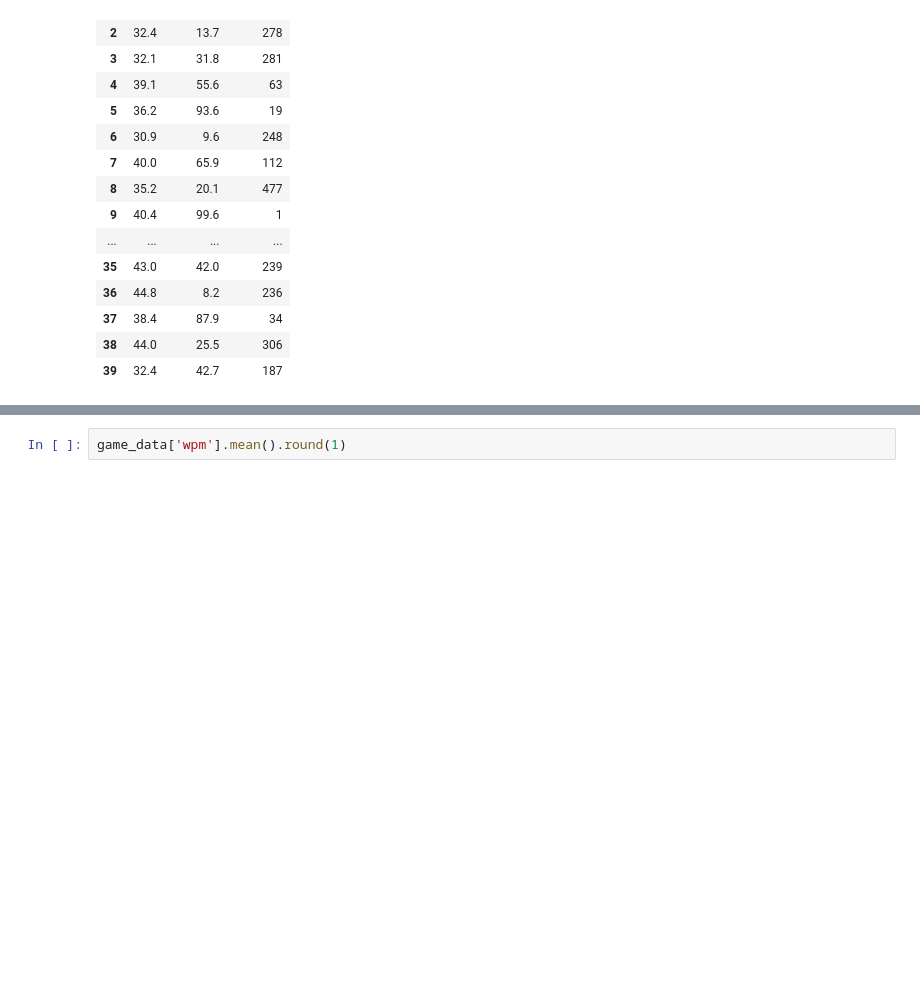
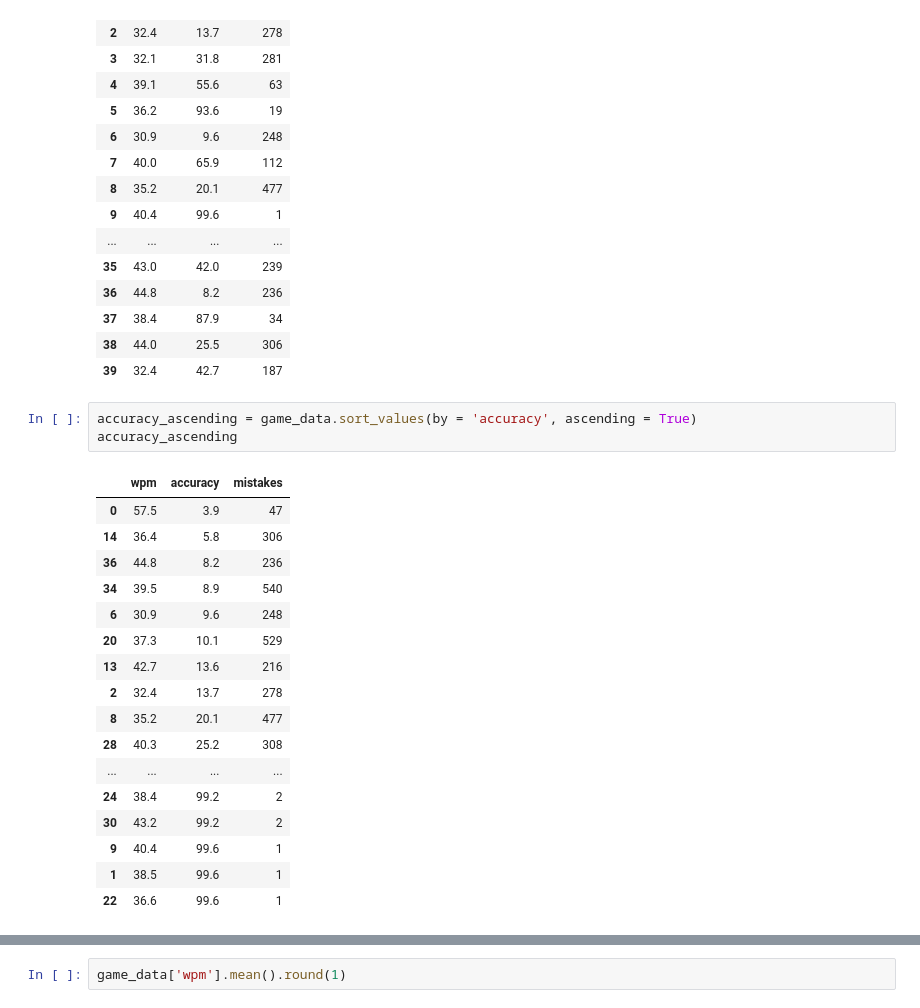
Before and after one commit to PeleKempf/CCA_data_analysis, a Jupyter notebook: CCA_analytics.ipynb, the cells around one changed output, grey strips where cells are left out. Cells and saved outputs as stored; diff of their text form; blank space fills up the shorter version.

```diff
--- a/CCA_analytics.ipynb
+++ b/CCA_analytics.ipynb
@@ -22,3 +22,24 @@ game_data
 | 37 | 38.4 | 87.9 | 34 |
 | 38 | 44.0 | 25.5 | 306 |
 | 39 | 32.4 | 42.7 | 187 |
+# %%
+accuracy_ascending = game_data.sort_values(by = 'accuracy', ascending = True)
+accuracy_ascending
+# %% [output]
+|  | wpm | accuracy | mistakes |
+| 0 | 57.5 | 3.9 | 47 |
+| 14 | 36.4 | 5.8 | 306 |
+| 36 | 44.8 | 8.2 | 236 |
+| 34 | 39.5 | 8.9 | 540 |
+| 6 | 30.9 | 9.6 | 248 |
+| 20 | 37.3 | 10.1 | 529 |
+| 13 | 42.7 | 13.6 | 216 |
+| 2 | 32.4 | 13.7 | 278 |
+| 8 | 35.2 | 20.1 | 477 |
+| 28 | 40.3 | 25.2 | 308 |
+| ... | ... | ... | ... |
+| 24 | 38.4 | 99.2 | 2 |
+| 30 | 43.2 | 99.2 | 2 |
+| 9 | 40.4 | 99.6 | 1 |
+| 1 | 38.5 | 99.6 | 1 |
+| 22 | 36.6 | 99.6 | 1 |
```
Also changed, not shown: parts of 3 cells of this notebook.
